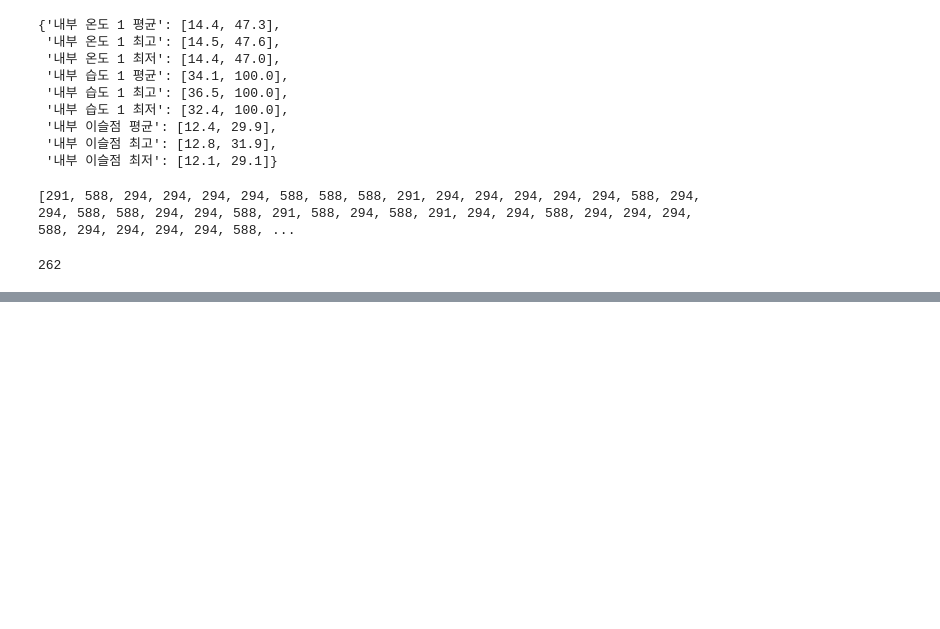
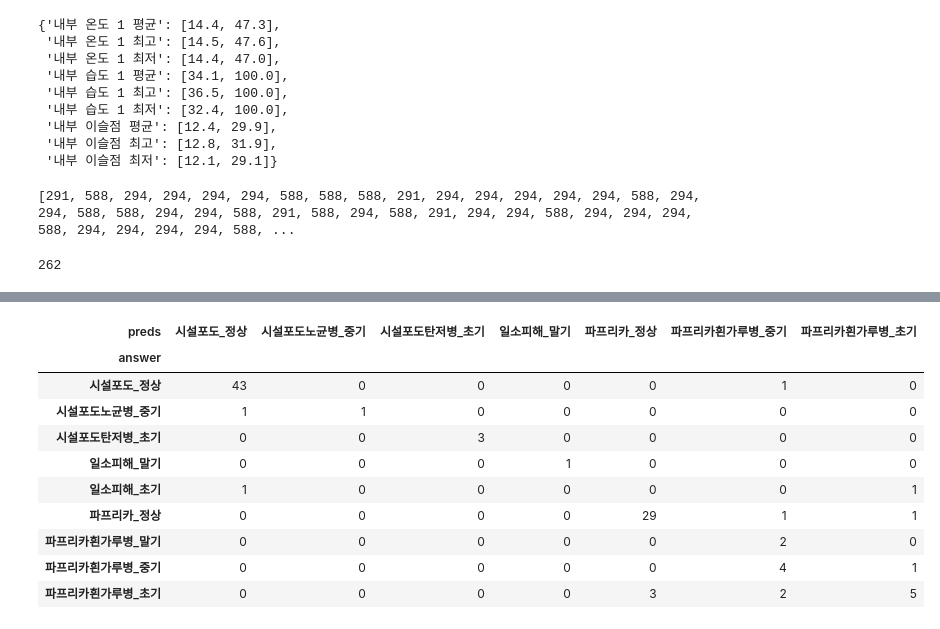
Before and after one commit to ByeonggeonGo/SlownSteadi, a Jupyter notebook: model_001.ipynb, the cells around one changed output, grey strips where cells are left out. Drawn from its saved outputs; the diff is of its cells as text; code cells hidden in the pictures; blank space fills up the shorter version.

```diff
--- a/model_001.ipynb
+++ b/model_001.ipynb
@@ -320,0 +331,26 @@ print("모델성능: ",score)
+# %%
+# y_pred
+pred = np.array([])
+for i in y_pred:
+  maxi = max(i)
+  for ind,j in enumerate(i):
+    if j ==maxi:
+      pred = np.append(pred,ind)
+
+answer = np.array([label_description[label_decoder[int(val)]] for val in y_test])
+predss = np.array([label_description[label_decoder[int(val)]] for val in pred])
+
+new_crosstab = pd.crosstab(answer, predss, rownames=['answer'], colnames=['preds'])
+new_crosstab
+# %% [output]
+| preds | 시설포도_정상 | 시설포도노균병_중기 | 시설포도탄저병_초기 | 일소피해_말기 | 파프리카_정상 | 파프리카흰가루병_중기 | 파프리카흰가루병_초기 |
+| answer |  |  |  |  |  |  |  |
+| 시설포도_정상 | 43 | 0 | 0 | 0 | 0 | 1 | 0 |
+| 시설포도노균병_중기 | 1 | 1 | 0 | 0 | 0 | 0 | 0 |
+| 시설포도탄저병_초기 | 0 | 0 | 3 | 0 | 0 | 0 | 0 |
+| 일소피해_말기 | 0 | 0 | 0 | 1 | 0 | 0 | 0 |
+| 일소피해_초기 | 1 | 0 | 0 | 0 | 0 | 0 | 1 |
+| 파프리카_정상 | 0 | 0 | 0 | 0 | 29 | 1 | 1 |
+| 파프리카흰가루병_말기 | 0 | 0 | 0 | 0 | 0 | 2 | 0 |
+| 파프리카흰가루병_중기 | 0 | 0 | 0 | 0 | 0 | 4 | 1 |
+| 파프리카흰가루병_초기 | 0 | 0 | 0 | 0 | 3 | 2 | 5 |
```
Also changed, not shown: parts of 4 cells of this notebook, 4 other files.
